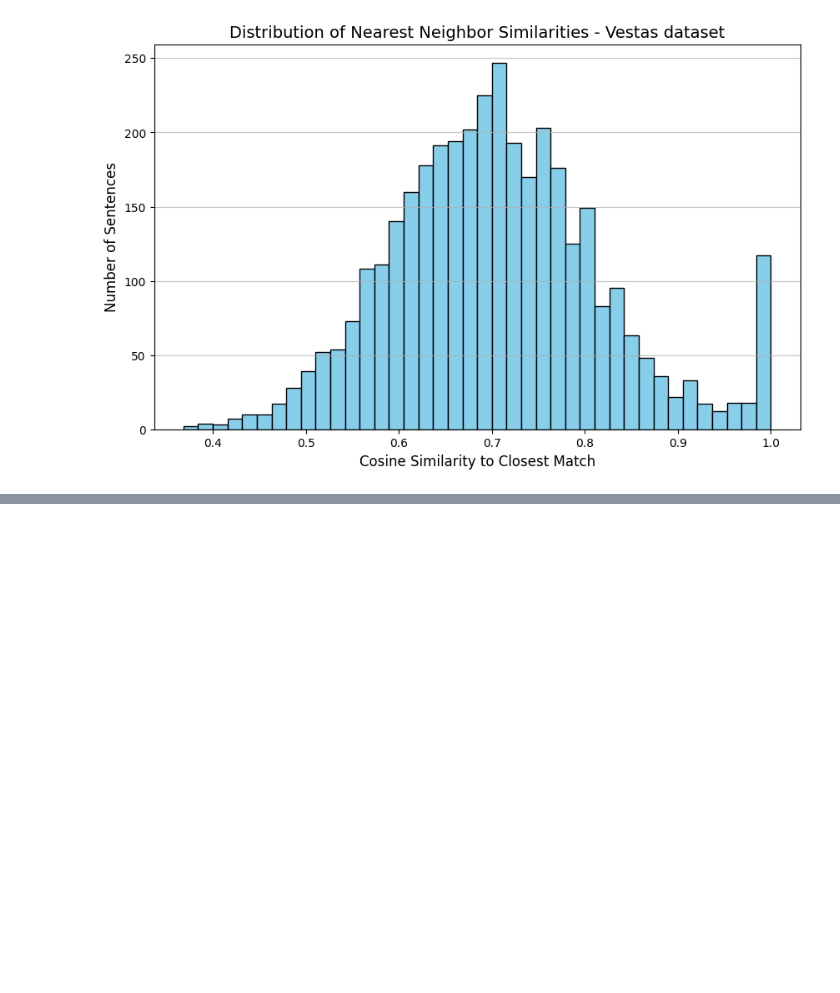
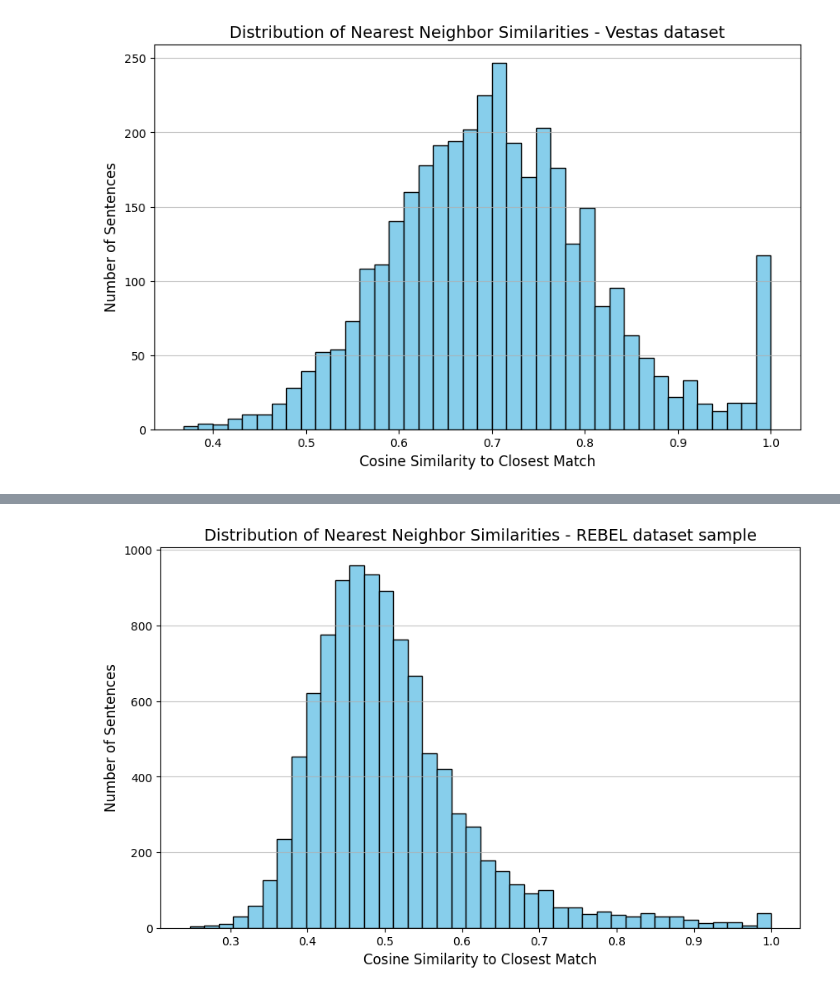
Before and after one commit to MatejPriesol/synthetic-financial-text-generation, a Jupyter notebook: notebooks/diversity_plots.ipynb, the cells around one changed output, grey strips where cells are left out. Drawn from its saved outputs; the diff is of its cells as text; code cells hidden in the pictures; blank space fills up the shorter version.

```diff
--- a/notebooks/diversity_plots.ipynb
+++ b/notebooks/diversity_plots.ipynb
@@ -331,0 +355,12 @@ print(f"Median cosine similarity to closest match: {statistics.median(rebel_max_
+# %%
+plt.figure(figsize=(10, 6))
+plt.hist(rebel_max_scores_list, bins=40, color='skyblue', edgecolor='black')
+
+plt.title("Distribution of Nearest Neighbor Similarities - REBEL dataset sample", fontsize=14)
+plt.xlabel("Cosine Similarity to Closest Match", fontsize=12)
+plt.ylabel("Number of Sentences", fontsize=12)
+plt.grid(axis='y', alpha=0.75)
+
+plt.show()
+# %% [output]
+[figure, added]
```
Also changed, not shown: parts of 3 cells of this notebook, 3 other files.
